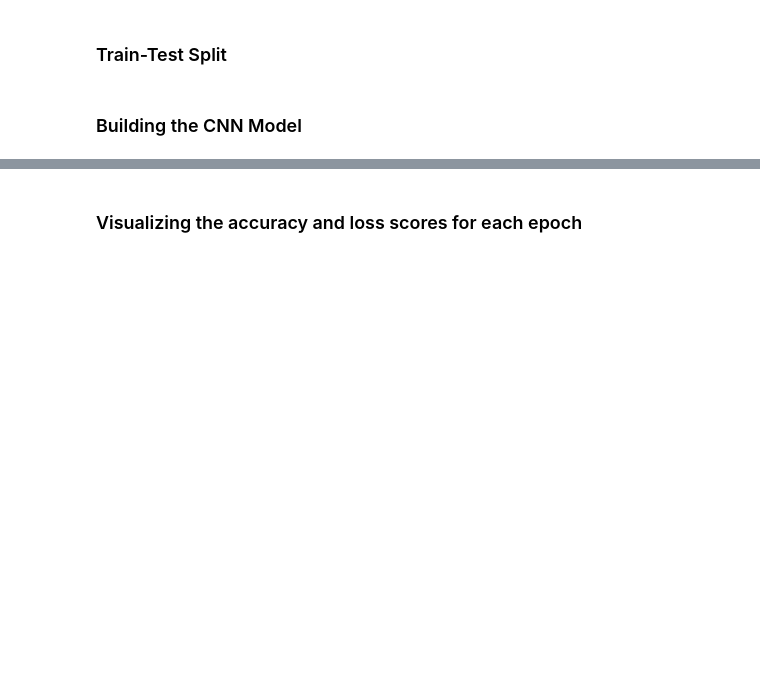
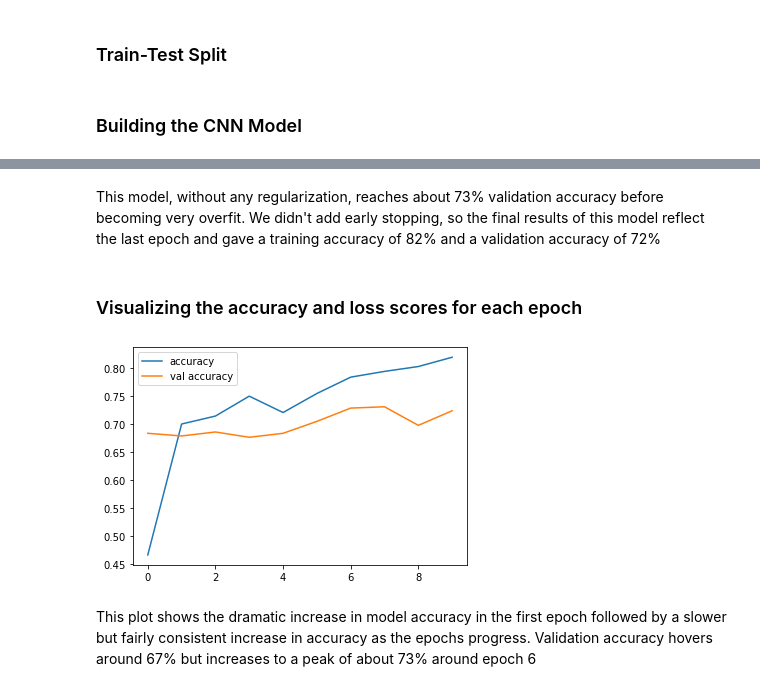
Before and after one commit to niri-sky/occular_disease_recognition, a Jupyter notebook: CNNmodeling.ipynb, the cells around one changed output, grey strips where cells are left out. Saved outputs shown, nothing was run; the diff lists cells and outputs as text; code cells hidden in the pictures; blank space fills up the shorter version.

Commit message:
updated CNN modeling nb with functioning model

```diff
--- a/CNNmodeling.ipynb
+++ b/CNNmodeling.ipynb
@@ -34,3 +79,10 @@ np.random.seed(42)
+# %%
+# y is categorical so we need to one-hot-encode it
+
+# learned about to_categorical here:
+# https://www.tensorflow.org/api_docs/python/tf/keras/utils/to_categorical
+
+y = to_categorical(y)
 # %% [markdown]
 ### Train-Test Split
 # %%
@@ -76,9 +135,11 @@ model.add(Flatten())
 model.add(Dense(256, activation='relu'))
 # %%
 # add the output layer
-# if thre are multiple classes (not binary), change the nodes to the number of classes and use softmax activation
-model.add(Dense(1, activation='sigmoid'))
+# if there are multiple classes (not binary), change the nodes to the number of classes and use softmax activation
+# if it's binary, use sigmoid activation
+model.add(Dense(4, activation='softmax'))
 # %%
 # compile the model
-# if multiclass, use categorical_crossentropy instead
-model.compile(loss='binary_crossentropy', metrics=['accuracy'], optimizer='adam')
+# if multiclass, use categorical_crossentropy
+# if binary, use binary_crossentropy
+model.compile(loss='categorical_crossentropy', metrics=['accuracy'], optimizer='adam')
@@ -90,9 +174,15 @@ h = model.fit(X_train, y_train, validation_data=(X_test,y_test), batch_size=64,
+# %% [markdown]
+This model, without any regularization, reaches about 73% validation accuracy before becoming very overfit. We didn't add early stopping, so the final results of this model reflect the last epoch and gave a training accuracy of 82% and a validation accuracy of 72%
 # %% [markdown]
 ### Visualizing the accuracy and loss scores for each epoch
 # %%
-plt.plot(history.history['accuracy'], label='accuracy')
-plt.plot(history.history['val_accuracy'], label='val accuracy')
+plt.plot(h.history['accuracy'], label='accuracy')
+plt.plot(h.history['val_accuracy'], label='val accuracy')
 plt.legend();
+# %% [output]
+[figure, added]
+# %% [markdown]
+This plot shows the dramatic increase in model accuracy in the first epoch followed by a slower but fairly consistent increase in accuracy as the epochs progress. Validation accuracy hovers around 67% but increases to a peak of about 73% around epoch 6
 # %%
 plt.plot(h.history['loss'], label='training loss')
 plt.plot(h.history['val_loss'], label='validation loss')
```
Also changed, not shown: parts of 28 cells of this notebook.
